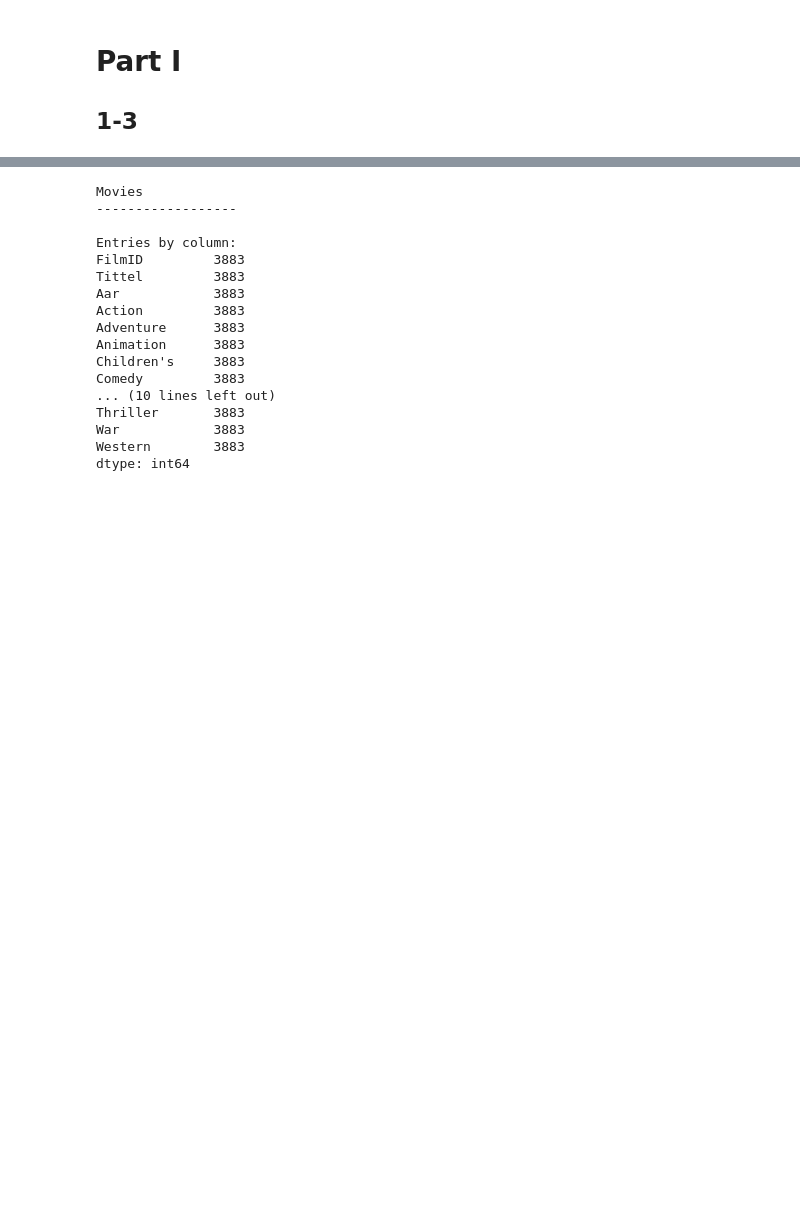
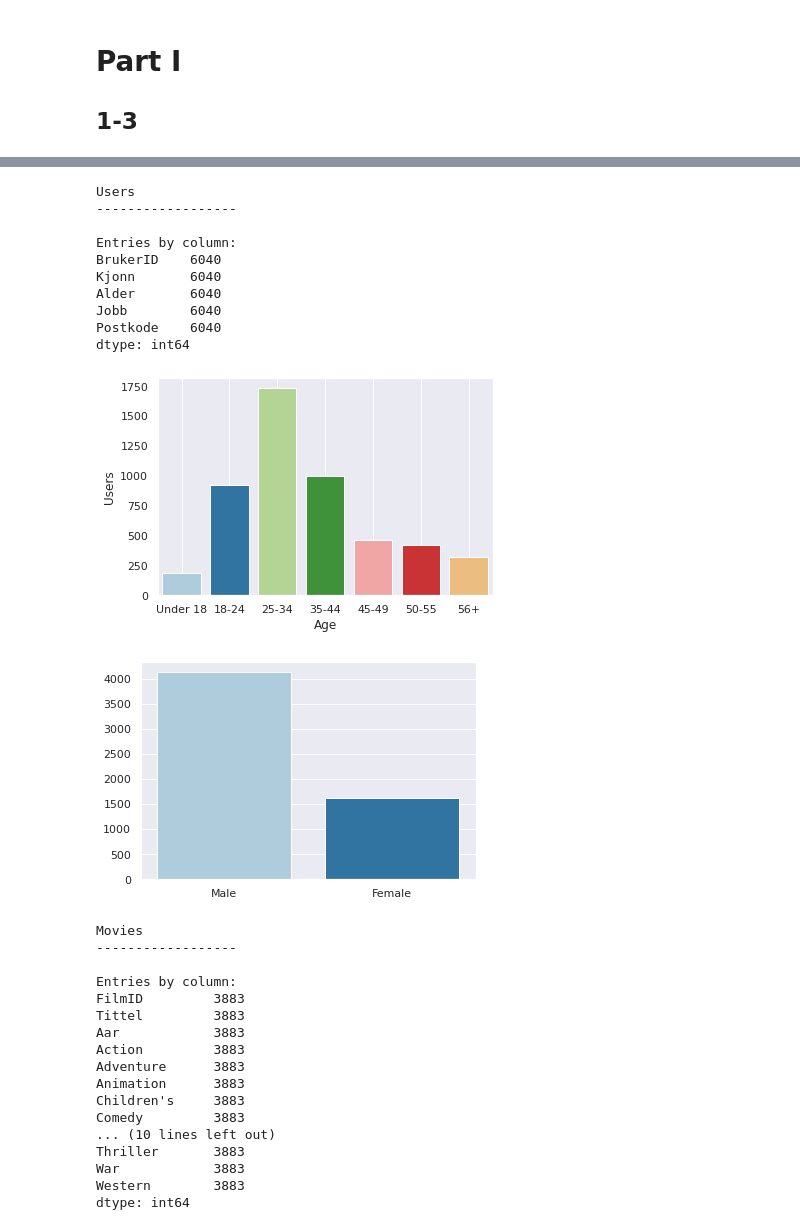
Before and after one commit to eliasdjup/INF161-DataScience-Autumn2020, a Jupyter notebook: Project/model.ipynb, the cells around one changed output, grey strips where cells are left out. Cells and saved outputs as stored; diff of their text form; code cells hidden in the pictures; blank space fills up the shorter version.

```diff
--- a/Project/model.ipynb
+++ b/Project/model.ipynb
@@ -27,30 +16,43 @@ dtype: int64
 # %%
 sns.set_theme(style="darkgrid",palette="Paired")
 
 user_df = pd.read_csv ('clean_data/bruker.csv')
 movies_df = pd.read_csv ('clean_data/film.csv')
 rank_df = pd.read_csv ('clean_data/rangering.csv')
 
 print("Users")
 print("------------------\n")
 print("Entries by column: ")
 print(pd.isnull(user_df).count())
 print()
 
 user_count= user_df["Alder"].value_counts()
 groups_int= [1,18,25,35,45,50,56]
 groups = ["Under 18","18-24","25-34","35-44","45-49","50-55","56+"]
 values = [user_count[x] for x in groups_int]
 sns.barplot(x=groups,y=values)
 plt.grid()
 plt.xlabel("Age")
 plt.ylabel("Users")
 plt.show()
 
 plt.figure(2)
 
-sns.barplot(x=["Male","Female"],y=[user_df["BrukerID"][(user_df['Kjonn'] == "M")].count(), user_df["BrukerID"][(user_df['Kjonn'] == "F")].count()])
+sns.barplot(x=["Male","Female"],y=[user_df["BrukerID"][(user_df['Kjonn'] == 1)].count(), user_df["BrukerID"][(user_df['Kjonn'] == 0)].count()])
 plt.show()
+# %% [output]
+Users
+------------------
+
+Entries by column:
+BrukerID    6040
+Kjonn       6040
+Alder       6040
+Jobb        6040
+Postkode    6040
+dtype: int64
+[figure, added]
+[figure, added]
 # %%
 print("Movies")
 print("------------------\n")
```
Also changed, not shown: parts of 8 cells of this notebook, 14 other files.
